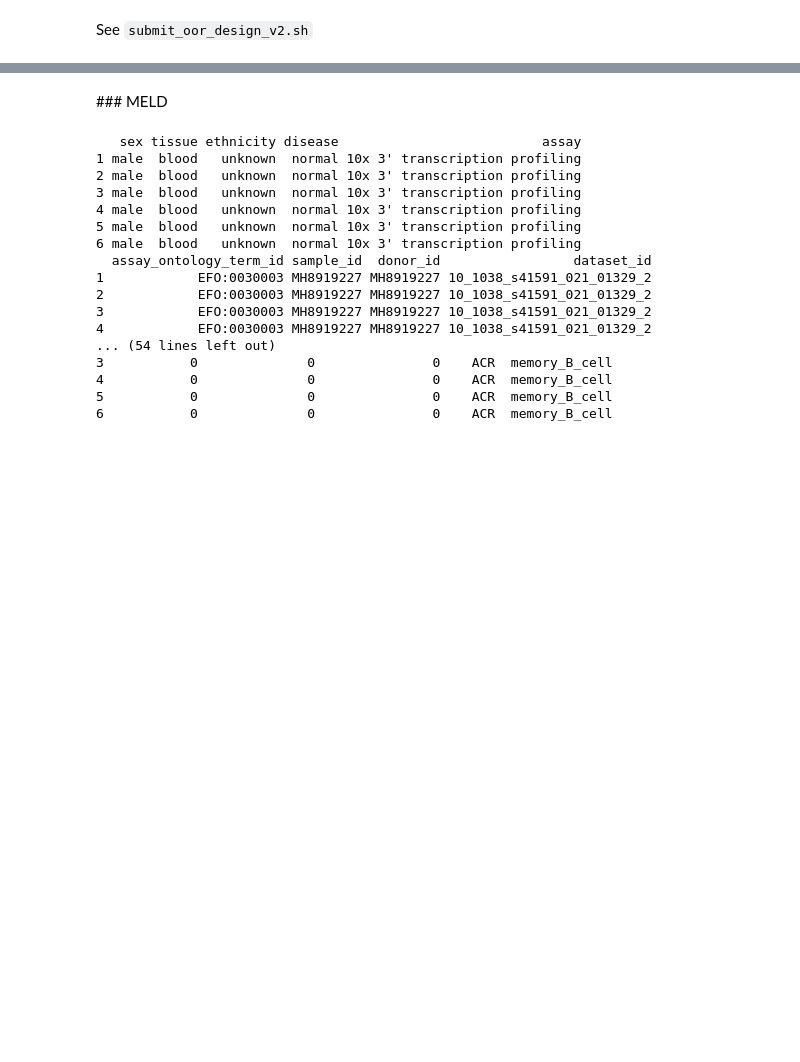
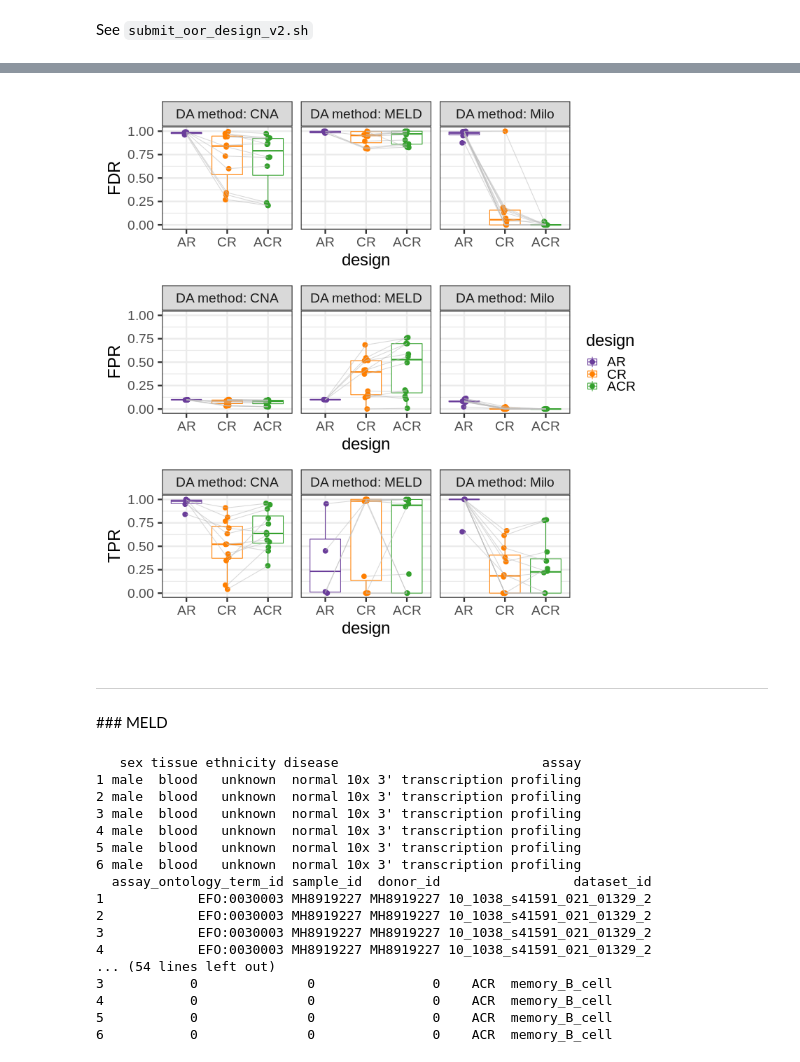
Before and after one commit to MarioniLab/oor_design_reproducibility, a Jupyter notebook: src/2_simulation_design/DA_methods.ipynb, the cells around one changed output, grey strips where cells are left out. Drawn from its saved outputs; the diff is of its cells as text; code cells hidden in the pictures; blank space fills up the shorter version.

```diff
--- a/src/2_simulation_design/DA_methods.ipynb
+++ b/src/2_simulation_design/DA_methods.ipynb
@@ -60,0 +118,10 @@ dirs
+# %%
+TPR_df = pd.DataFrame()
+for d in dirs:
+    for m in ['meld', 'cna', 'milo']:
+        try:
+            r = _read_oor_design(outdir + d, res_type="TPR", diff_method=m)
+#             r = r.drop(['Recall', "Precision"], 1).drop_duplicates()
+        except AssertionError:
+            continue
+        TPR_df = pd.concat([TPR_df, r])
@@ -61,3 +152,36 @@ dirs
+# %%
+%%R -i TPR_df -w 800 -h 800
+library(patchwork)
+
+pl_df <- TPR_df %>%
+    pivot_longer(cols=c("TPR", "FPR", "FDR"), names_to='metric') %>%
+    filter(!OOR_state_name %in% c('neutrophil', 'plasmablast', 'erythrocyte', 'plasmacytoid_dendritic_cell')) %>%
+    mutate(`DA method` = ifelse(diff_method == 'milo', 'Milo', toupper(diff_method))) %>%
+    mutate(design = factor(design, levels=c('AR', "CR", 'ACR')))
+
+pl_ls <- lapply(c('FDR', "FPR", "TPR"), function(m) pl_df %>%
+                filter(metric == m) %>%
+                ggplot(aes(design, value, color=design)) +
+                geom_boxplot() +
+                geom_jitter(size=3, width=0.05) +
+                geom_line(aes(group=OOR_state_name), color='grey', alpha=0.6) +
+                scale_color_brewer(palette='Accent',
+                                   labels=c(logFC='DA logFC (ACR design)',
+                                       mean_mappingQC_reconstruction = 'mean reconstruction mapping QC',
+                                       mean_mappingQC_labels = 'mean label uncertainty mapping QC')) +
+                theme_bw(base_size=24) +
+                ylab(m) + ylim(0,1) +
+                facet_grid(.~`DA method`, labeller='label_both') +
+                scale_color_manual(values=design_palette) +
+                theme_bw(base_size=24))
+
+wrap_plots(pl_ls) + plot_layout(ncol=1, guides='collect') +
+    ggsave(paste0(figdir, 'metrics_boxplot_design.png'), width=10, height=10) +
+    ggsave(paste0(figdir, 'metrics_boxplot_design.pdf'), width=10, height=10)
+# %% [output]
+[figure, added]
+# %% [markdown]
+---
 # %% [markdown]
 ### MELD
 # %%
```
Also changed, not shown: parts of 22 cells of this notebook.
